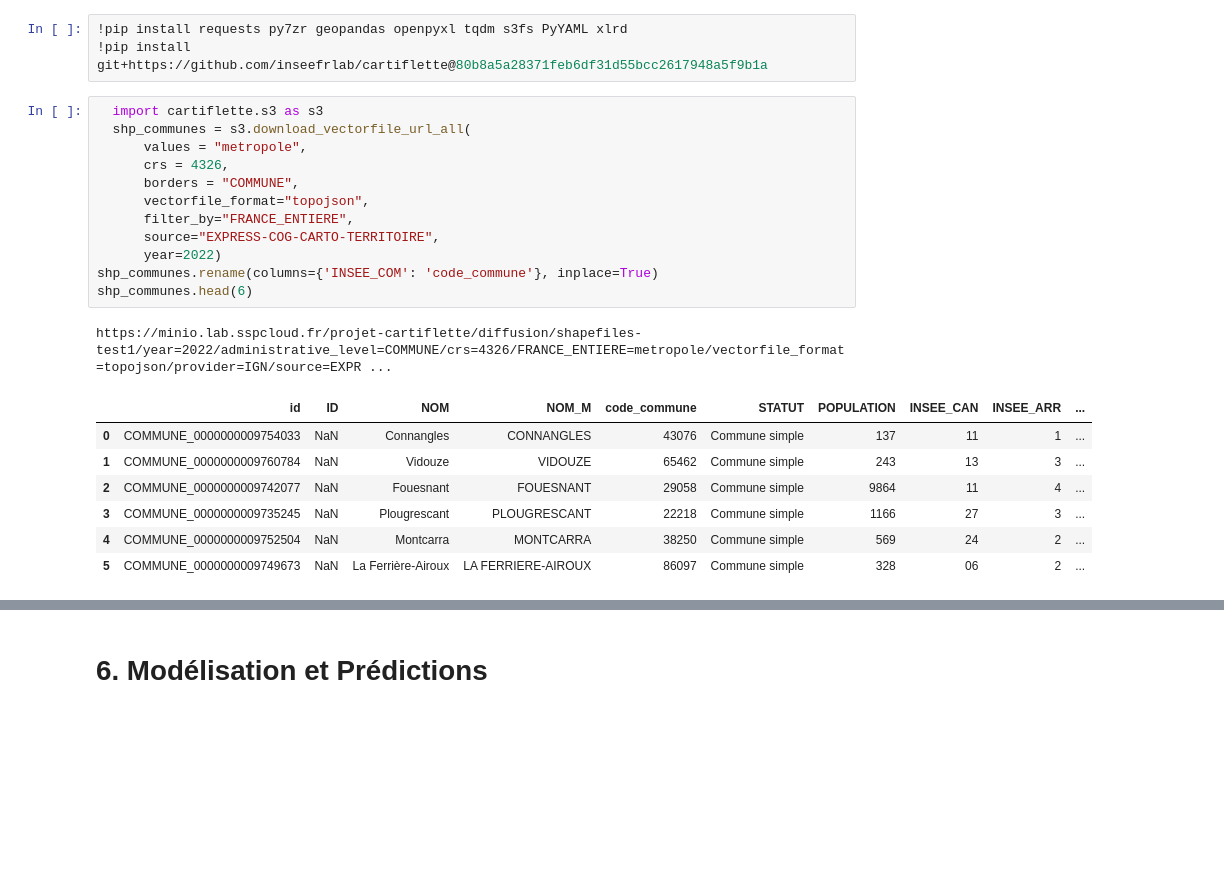
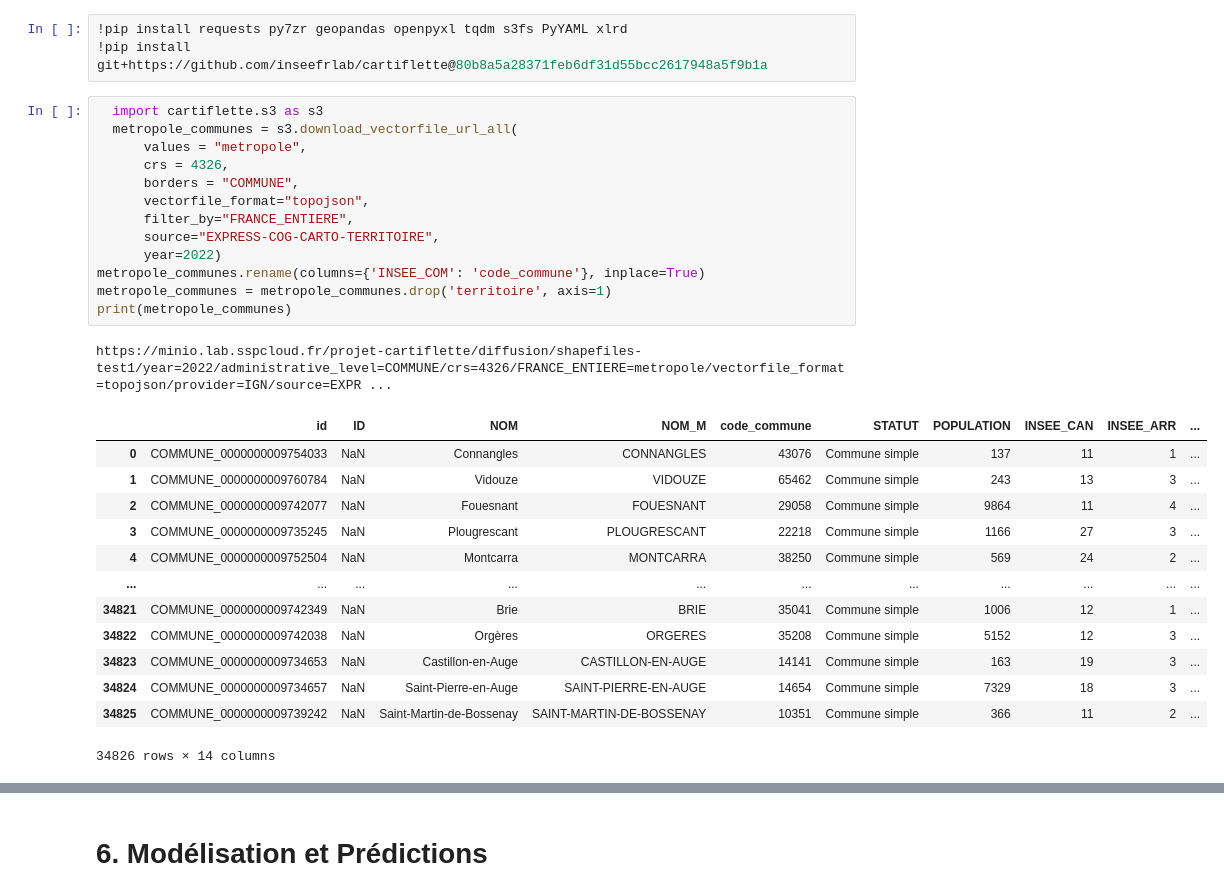
Before and after one commit to tgarnier067/Projet-Python-2023, a Jupyter notebook: Notebook_avec_modeles.ipynb, the cells around one changed output, grey strips where cells are left out. Drawn from its saved outputs; the diff is of its cells as text; blank space fills up the shorter version.

Commit message:
communes

```diff
--- a/Notebook_avec_modeles.ipynb
+++ b/Notebook_avec_modeles.ipynb
@@ -674,22 +690,29 @@ import matplotlib.pyplot as plt
 !pip install git+https://github.com/inseefrlab/cartiflette@80b8a5a28371feb6df31d55bcc2617948a5f9b1a
 # %%
   import cartiflette.s3 as s3
-  shp_communes = s3.download_vectorfile_url_all(
+  metropole_communes = s3.download_vectorfile_url_all(
       values = "metropole",
       crs = 4326,
       borders = "COMMUNE",
       vectorfile_format="topojson",
       filter_by="FRANCE_ENTIERE",
       source="EXPRESS-COG-CARTO-TERRITOIRE",
       year=2022)
-shp_communes.rename(columns={'INSEE_COM': 'code_commune'}, inplace=True)
-shp_communes.head(6)
+metropole_communes.rename(columns={'INSEE_COM': 'code_commune'}, inplace=True)
+metropole_communes = metropole_communes.drop('territoire', axis=1)
+print(metropole_communes)
 # %% [output]
 https://minio.lab.sspcloud.fr/projet-cartiflette/diffusion/shapefiles-test1/year=2022/administrative_level=COMMUNE/crs=4326/FRANCE_ENTIERE=metropole/vectorfile_format=topojson/provider=IGN/source=EXPR ...
 |  | id | ID | NOM | NOM_M | code_commune | STATUT | POPULATION | INSEE_CAN | INSEE_ARR | ... |
 | 0 | COMMUNE_0000000009754033 | NaN | Connangles | CONNANGLES | 43076 | Commune simple | 137 | 11 | 1 | ... |
 | 1 | COMMUNE_0000000009760784 | NaN | Vidouze | VIDOUZE | 65462 | Commune simple | 243 | 13 | 3 | ... |
 | 2 | COMMUNE_0000000009742077 | NaN | Fouesnant | FOUESNANT | 29058 | Commune simple | 9864 | 11 | 4 | ... |
 | 3 | COMMUNE_0000000009735245 | NaN | Plougrescant | PLOUGRESCANT | 22218 | Commune simple | 1166 | 27 | 3 | ... |
 | 4 | COMMUNE_0000000009752504 | NaN | Montcarra | MONTCARRA | 38250 | Commune simple | 569 | 24 | 2 | ... |
-| 5 | COMMUNE_0000000009749673 | NaN | La Ferrière-Airoux | LA FERRIERE-AIROUX | 86097 | Commune simple | 328 | 06 | 2 | ... |
+| ... | ... | ... | ... | ... | ... | ... | ... | ... | ... | ... |
+| 34821 | COMMUNE_0000000009742349 | NaN | Brie | BRIE | 35041 | Commune simple | 1006 | 12 | 1 | ... |
+| 34822 | COMMUNE_0000000009742038 | NaN | Orgères | ORGERES | 35208 | Commune simple | 5152 | 12 | 3 | ... |
+| 34823 | COMMUNE_0000000009734653 | NaN | Castillon-en-Auge | CASTILLON-EN-AUGE | 14141 | Commune simple | 163 | 19 | 3 | ... |
+| 34824 | COMMUNE_0000000009734657 | NaN | Saint-Pierre-en-Auge | SAINT-PIERRE-EN-AUGE | 14654 | Commune simple | 7329 | 18 | 3 | ... |
+| 34825 | COMMUNE_0000000009739242 | NaN | Saint-Martin-de-Bossenay | SAINT-MARTIN-DE-BOSSENAY | 10351 | Commune simple | 366 | 11 | 2 | ... |
+34826 rows × 14 columns
```
Also changed, not shown: parts of 7 cells of this notebook.
